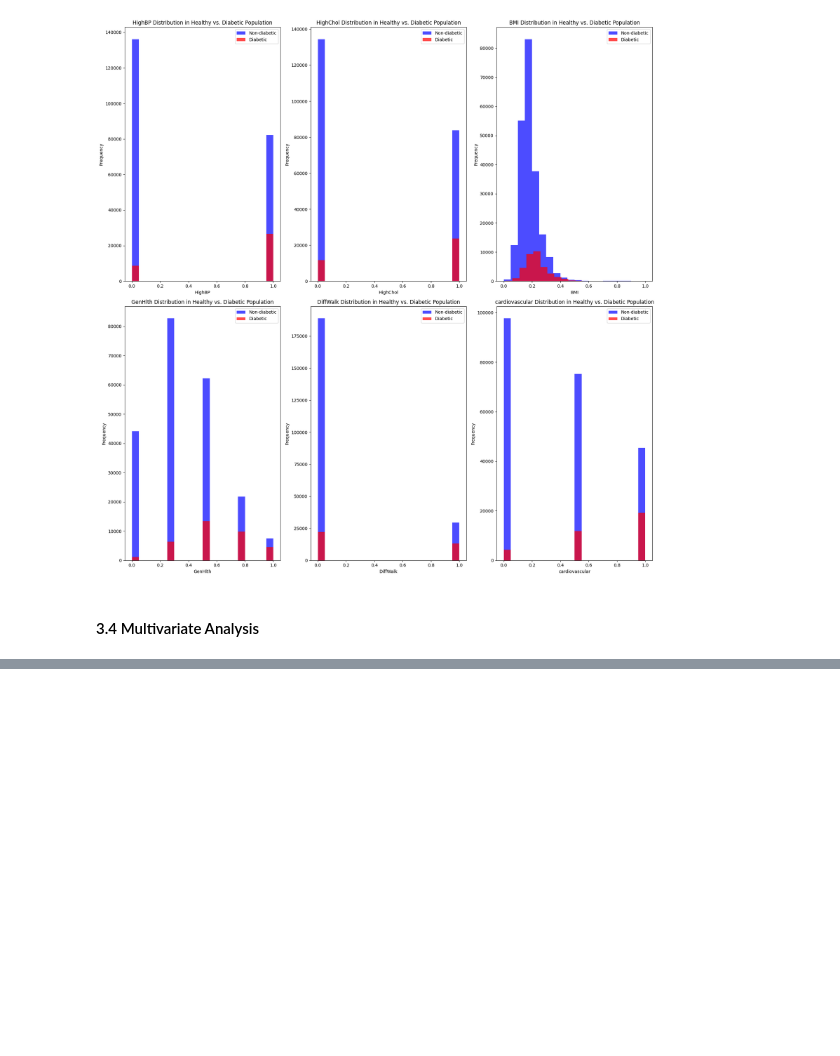
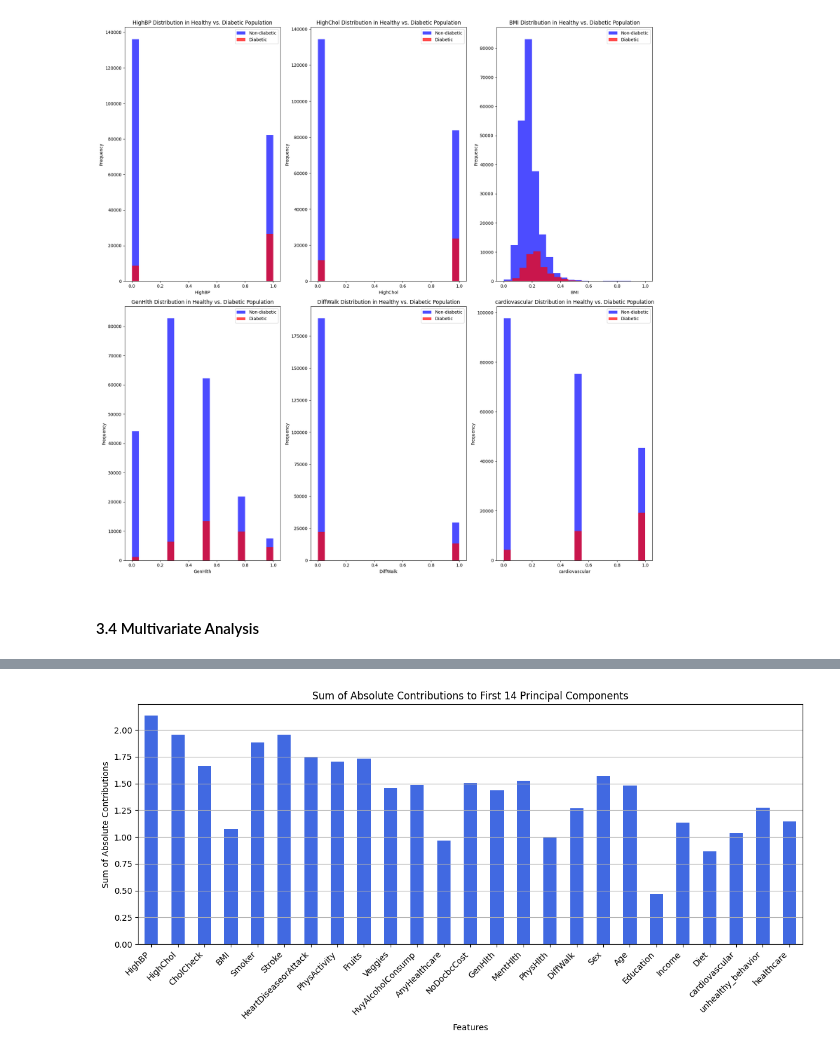
Before and after one commit to Mortal-Suen/CDC_bigdata_analytics, a Jupyter notebook: CDC.ipynb, the cells around one changed output, grey strips where cells are left out. Drawn from its saved outputs; the diff is of its cells as text; code cells hidden in the pictures; blank space fills up the shorter version.

```diff
--- a/CDC.ipynb
+++ b/CDC.ipynb
@@ -488,0 +603,36 @@ plt.show()
+# %%
+import pyspark.pandas as ps  # PySpark Pandas API
+
+# Assuming pca_model and X_pyspark are already defined
+# Get the principal components (eigenvectors)
+components = pca_model.pc.toArray()
+
+# Create a Pandas-on-Spark DataFrame for feature loadings
+feature_loadings_df_ps = ps.DataFrame(components, columns=X_pyspark.columns)
+
+# Transpose the DataFrame for easier analysis
+feature_loadings_df_ps = feature_loadings_df_ps.T
+feature_loadings_df_ps.columns = [f'PC{i+1}' for i in range(feature_loadings_df_ps.shape[1])]
+
+# Convert to a standard pandas DataFrame for easier manipulation
+feature_loadings_df = feature_loadings_df_ps.to_pandas()
+
+# Select the first 14 components
+num_components = 14
+selected_components = feature_loadings_df.iloc[:, :num_components]
+
+# Calculate the sum of the absolute values of contributions for each feature
+absolute_contributions = selected_components.abs().sum(axis=1)
+
+# Create a bar plot
+plt.figure(figsize=(12, 6))
+absolute_contributions.plot(kind='bar', color='royalblue')
+plt.title('Sum of Absolute Contributions to First 14 Principal Components')
+plt.xlabel('Features')
+plt.ylabel('Sum of Absolute Contributions')
+plt.xticks(rotation=45, ha='right')
+plt.grid(axis='y')
+plt.tight_layout()
+plt.show()
+# %% [output]
+[figure, added]
```
Also changed, not shown: parts of 26 cells of this notebook.
